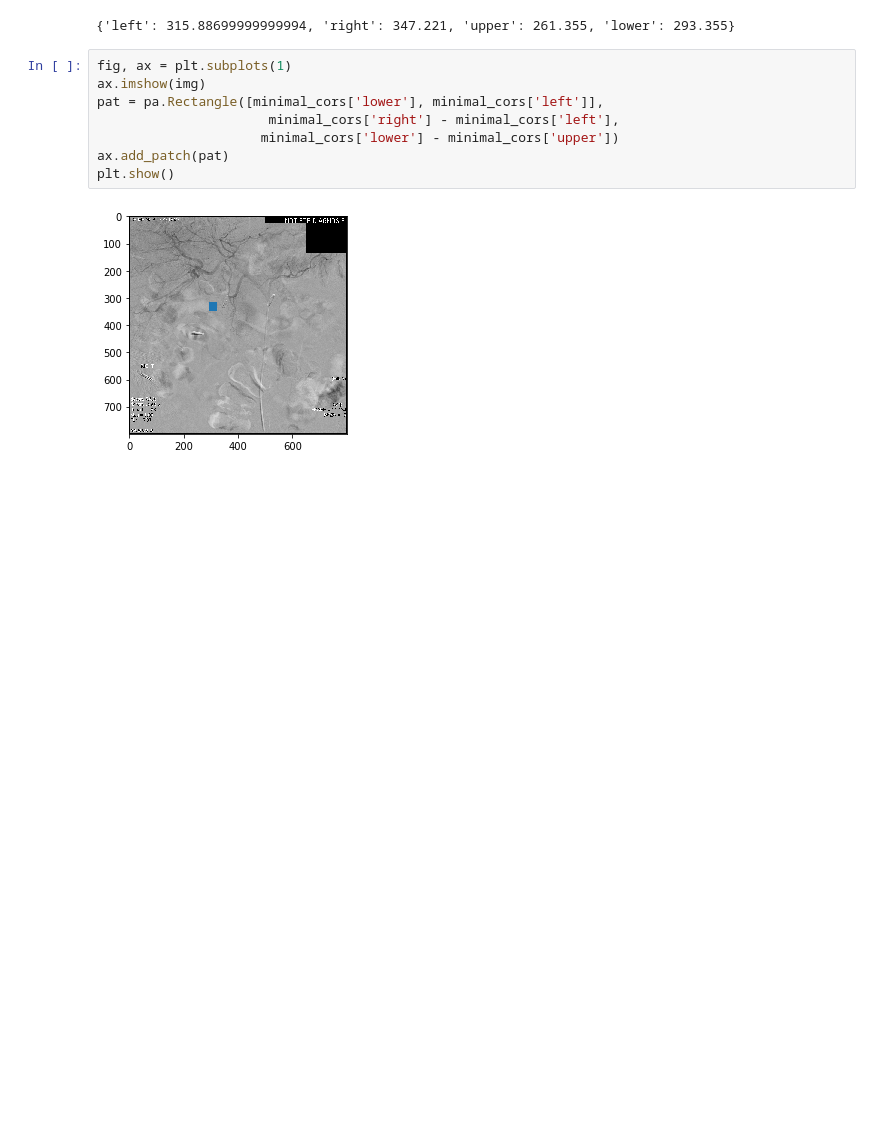
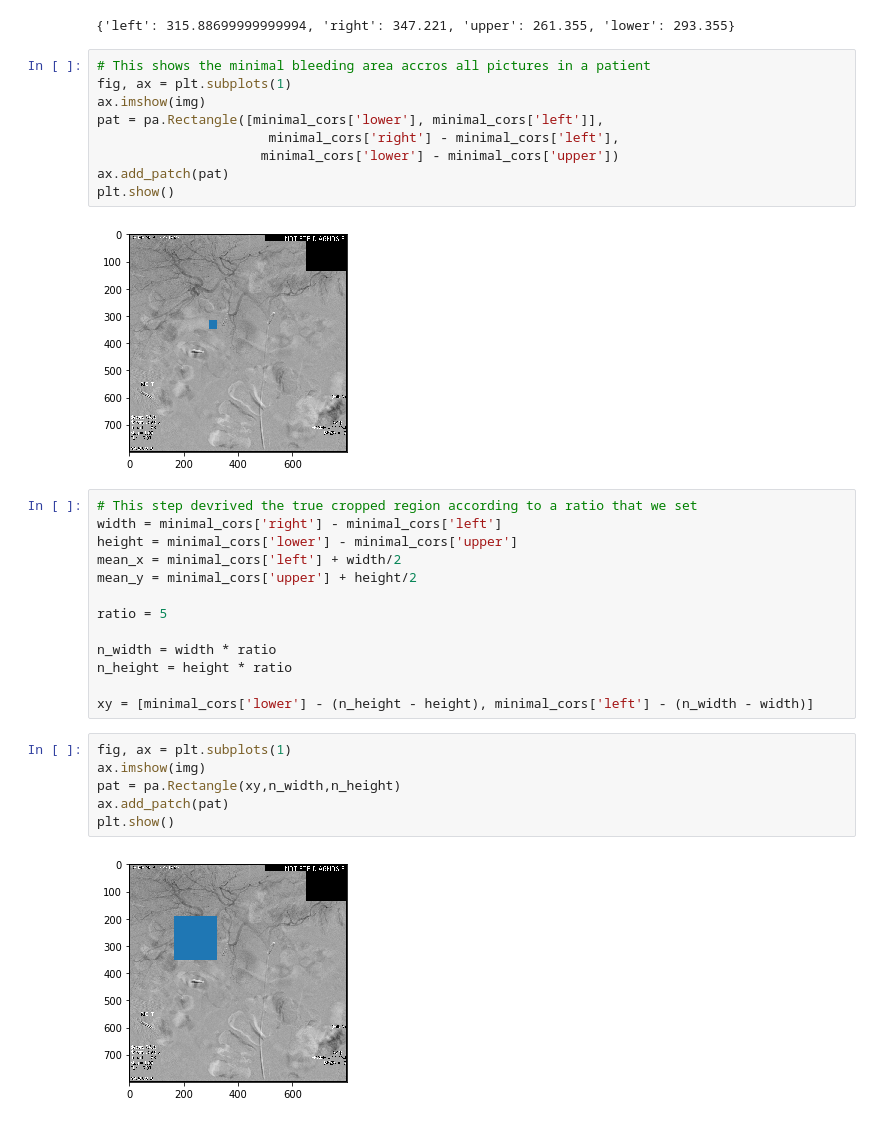
Before and after one commit to deepandas11/cmg_bleeds, a Jupyter notebook: crop.ipynb, the cells around one changed output. Saved outputs shown, nothing was run; the diff lists cells and outputs as text; blank space fills up the shorter version.

Commit message:
true cropped

```diff
--- a/crop.ipynb
+++ b/crop.ipynb
@@ -54,6 +54,7 @@ print(minimal_cors)
 # %% [output]
 {'left': 315.88699999999994, 'right': 347.221, 'upper': 261.355, 'lower': 293.355}
 # %%
+# This shows the minimal bleeding area accros all pictures in a patient
 fig, ax = plt.subplots(1)
 ax.imshow(img)
 pat = pa.Rectangle([minimal_cors['lower'], minimal_cors['left']],
@@ -63,3 +64,24 @@ ax.add_patch(pat)
 plt.show()
 # %% [output]
 [figure]
+# %%
+# This step devrived the true cropped region according to a ratio that we set
+width = minimal_cors['right'] - minimal_cors['left']
+height = minimal_cors['lower'] - minimal_cors['upper']
+mean_x = minimal_cors['left'] + width/2
+mean_y = minimal_cors['upper'] + height/2
+
+ratio = 5
+
+n_width = width * ratio
+n_height = height * ratio
+
+xy = [minimal_cors['lower'] - (n_height - height), minimal_cors['left'] - (n_width - width)]
+# %%
+fig, ax = plt.subplots(1)
+ax.imshow(img)
+pat = pa.Rectangle(xy,n_width,n_height)
+ax.add_patch(pat)
+plt.show()
+# %% [output]
+[figure, added]
```
